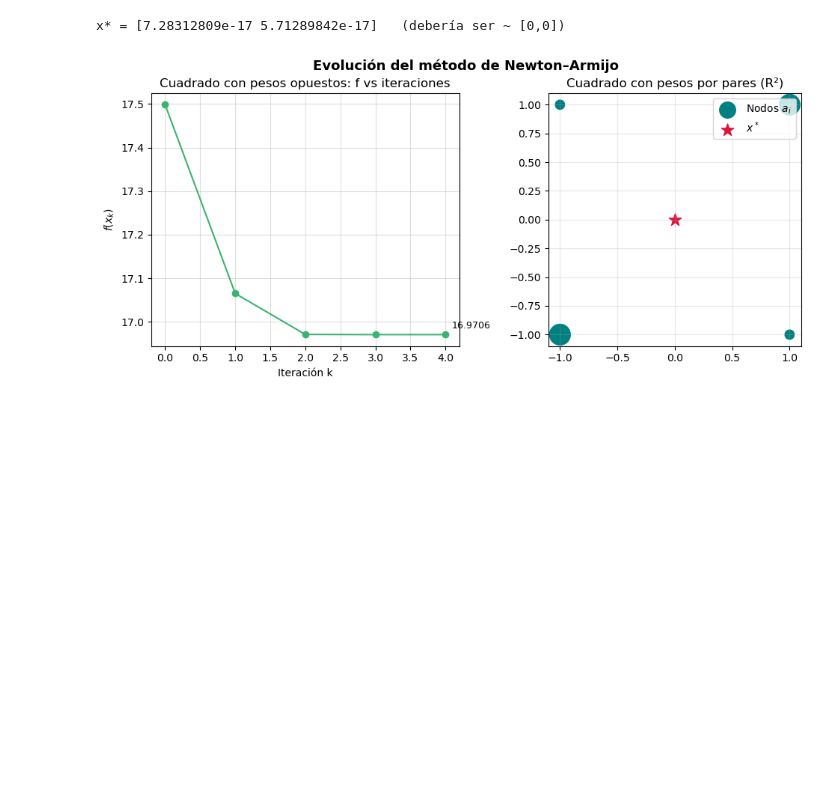
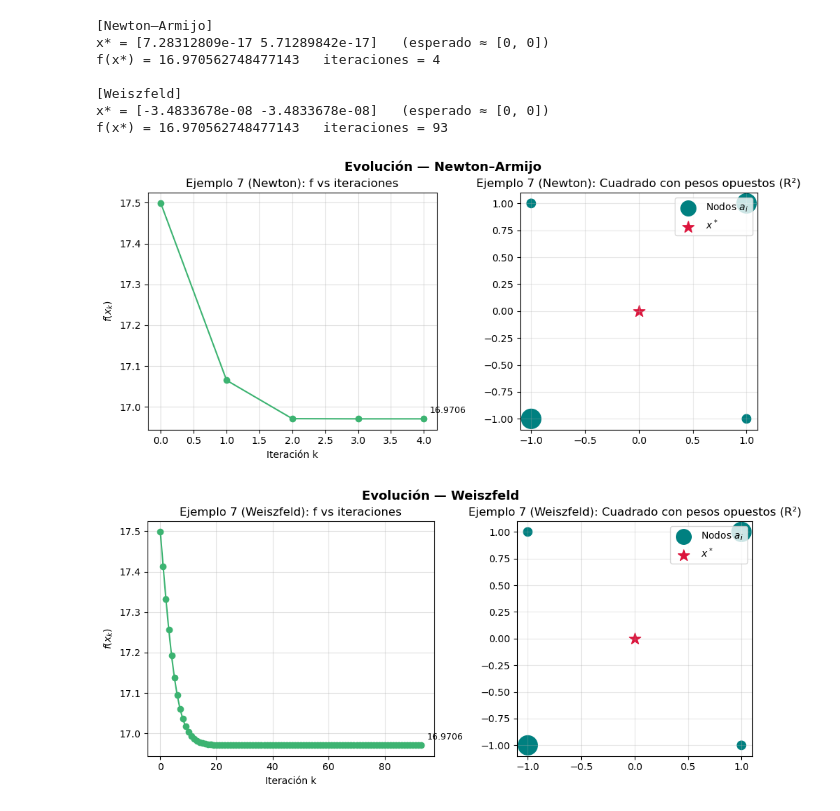
Before and after one commit to santiagofada/FermatWeberProblem, a Jupyter notebook: notebooks/tests.ipynb, the cells around one changed output. Cells and saved outputs as stored; diff of their text form; code cells hidden in the pictures; blank space fills up the shorter version.

Commit message:
Weiszfeld method

```diff
--- a/notebooks/tests.ipynb
+++ b/notebooks/tests.ipynb
@@ -139,20 +326,45 @@ x* = [-0.03962803  0.10315106]   (debería ser ~ [0,0])
 # %%
 # Cuadrado con pesos por pares opuestos → x* = centro
 A = np.array([[-1.0, -1.0],
               [ 1.0, -1.0],
               [ 1.0,  1.0],
               [-1.0,  1.0]], dtype=float)
 
 # Pares opuestos con el mismo peso (w0==w2, w1==w3)
 w = np.array([5.0, 1.0, 5.0, 1.0], dtype=float)
 
-res = newton_armijo(A, w)
-print("x* =", res["x"], "  (debería ser ~ [0,0])")
+res_newton = newton_armijo(A, w)
+print("[Newton–Armijo]")
+print("x* =", res_newton["x"], "  (esperado ≈ [0, 0])")
+print("f(x*) =", res_newton["f"], "  iteraciones =", res_newton["k"])
 
-_ = plot_f_and_points(res["hist"], A, w, res["x"],
-                      title_f="Cuadrado con pesos opuestos: f vs iteraciones",
-                      title_points="Cuadrado con pesos por pares (R²)",
-                      layout="1x2")
+_ = plot_f_and_points(
+    res_newton["hist"], A, w, res_newton["x"],
+    method_title="Newton–Armijo",
+    title_f="Ejemplo 7 (Newton): f vs iteraciones",
+    title_points="Ejemplo 7 (Newton): Cuadrado con pesos opuestos (R²)",
+    layout="1x2"
+)
+
+res_weisz = weiszfeld(A, w, max_iter=1000)
+print("\n[Weiszfeld]")
+print("x* =", res_weisz["x"], "  (esperado ≈ [0, 0])")
+print("f(x*) =", res_weisz["f"], "  iteraciones =", res_weisz["k"])
+
+_ = plot_f_and_points(
+    res_weisz["hist"], A, w, res_weisz["x"],
+    method_title="Weiszfeld",
+    title_f="Ejemplo 7 (Weiszfeld): f vs iteraciones",
+    title_points="Ejemplo 7 (Weiszfeld): Cuadrado con pesos opuestos (R²)",
+    layout="1x2"
+)
 # %% [output]
-x* = [7.28312809e-17 5.71289842e-17]   (debería ser ~ [0,0])
+[Newton–Armijo]
+x* = [7.28312809e-17 5.71289842e-17]   (esperado ≈ [0, 0])
+f(x*) = 16.970562748477143   iteraciones = 4
+
+[Weiszfeld]
+x* = [-3.4833678e-08 -3.4833678e-08]   (esperado ≈ [0, 0])
+f(x*) = 16.970562748477143   iteraciones = 93
-[figure, old version]
+[figure, new version]
+[figure, added]
```
Also changed, not shown: parts of 8 cells of this notebook, 4 other files.
